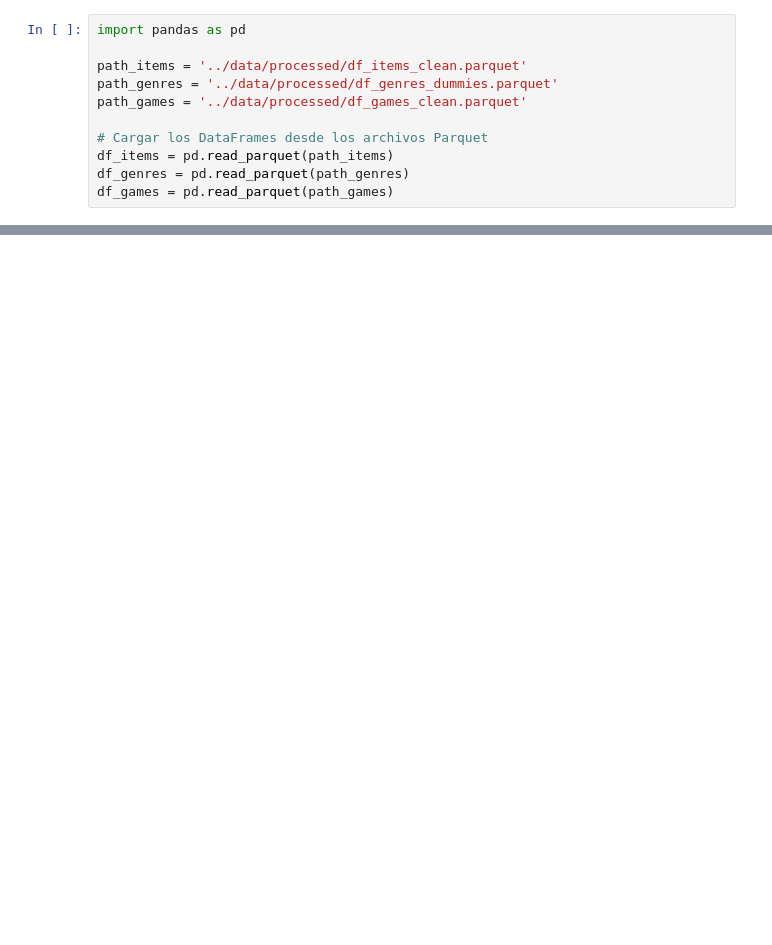
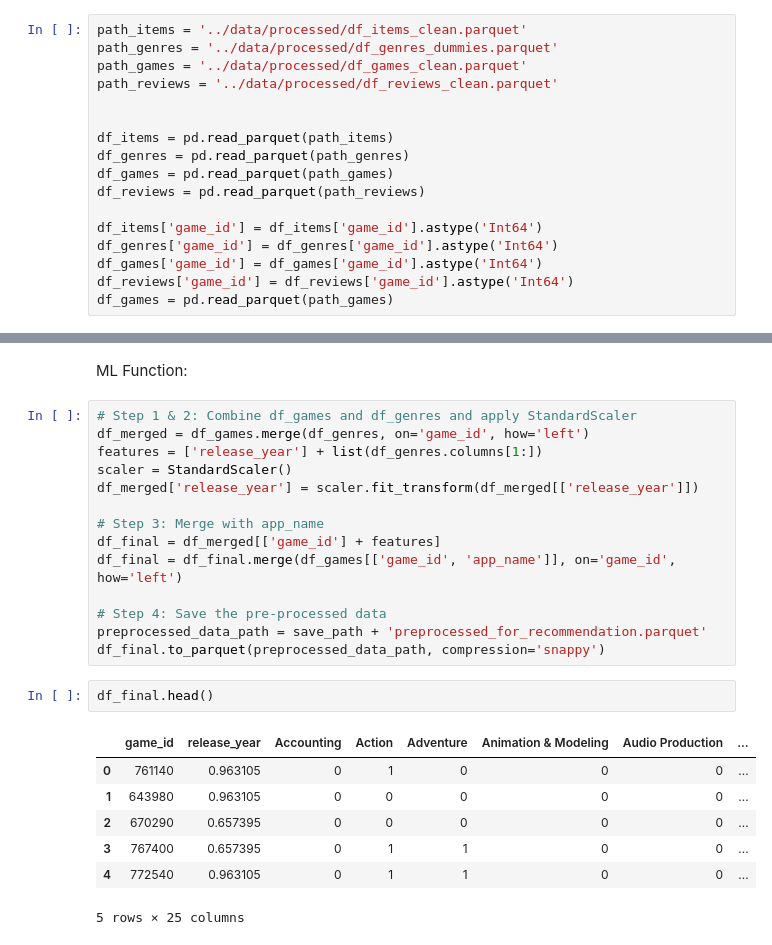
Before and after one commit to SebasArmijo/Playfinder-for-Steam, a Jupyter notebook: notebooks/test.ipynb, the cells around one changed output, grey strips where cells are left out. Saved outputs shown, nothing was run; the diff lists cells and outputs as text; blank space fills up the shorter version.

```diff
--- a/notebooks/test.ipynb
+++ b/notebooks/test.ipynb
@@ -1,11 +6,17 @@
 # %%
-import pandas as pd
-
 path_items = '../data/processed/df_items_clean.parquet'
 path_genres = '../data/processed/df_genres_dummies.parquet'
 path_games = '../data/processed/df_games_clean.parquet'
+path_reviews = '../data/processed/df_reviews_clean.parquet'
 
-# Cargar los DataFrames desde los archivos Parquet
+
 df_items = pd.read_parquet(path_items)
 df_genres = pd.read_parquet(path_genres)
 df_games = pd.read_parquet(path_games)
+df_reviews = pd.read_parquet(path_reviews)
+
+df_items['game_id'] = df_items['game_id'].astype('Int64')
+df_genres['game_id'] = df_genres['game_id'].astype('Int64')
+df_games['game_id'] = df_games['game_id'].astype('Int64')
+df_reviews['game_id'] = df_reviews['game_id'].astype('Int64')
+df_games = pd.read_parquet(path_games)
@@ -56,0 +377,26 @@ List of genres: ['Accounting', 'Action', 'Adventure', 'Animation & Modeling', 'A
+# %% [markdown]
+ML Function:
+# %%
+# Step 1 & 2: Combine df_games and df_genres and apply StandardScaler
+df_merged = df_games.merge(df_genres, on='game_id', how='left')
+features = ['release_year'] + list(df_genres.columns[1:])
+scaler = StandardScaler()
+df_merged['release_year'] = scaler.fit_transform(df_merged[['release_year']])
+
+# Step 3: Merge with app_name
+df_final = df_merged[['game_id'] + features]
+df_final = df_final.merge(df_games[['game_id', 'app_name']], on='game_id', how='left')
+
+# Step 4: Save the pre-processed data
+preprocessed_data_path = save_path + 'preprocessed_for_recommendation.parquet'
+df_final.to_parquet(preprocessed_data_path, compression='snappy')
+# %%
+df_final.head()
+# %% [output]
+|  | game_id | release_year | Accounting | Action | Adventure | Animation & Modeling | Audio Production | ... |
+| 0 | 761140 | 0.963105 | 0 | 1 | 0 | 0 | 0 | ... |
+| 1 | 643980 | 0.963105 | 0 | 0 | 0 | 0 | 0 | ... |
+| 2 | 670290 | 0.657395 | 0 | 0 | 0 | 0 | 0 | ... |
+| 3 | 767400 | 0.657395 | 0 | 1 | 1 | 0 | 0 | ... |
+| 4 | 772540 | 0.963105 | 0 | 1 | 1 | 0 | 0 | ... |
+5 rows × 25 columns
```
Also changed, not shown: parts of 31 cells of this notebook, 9 other files.
